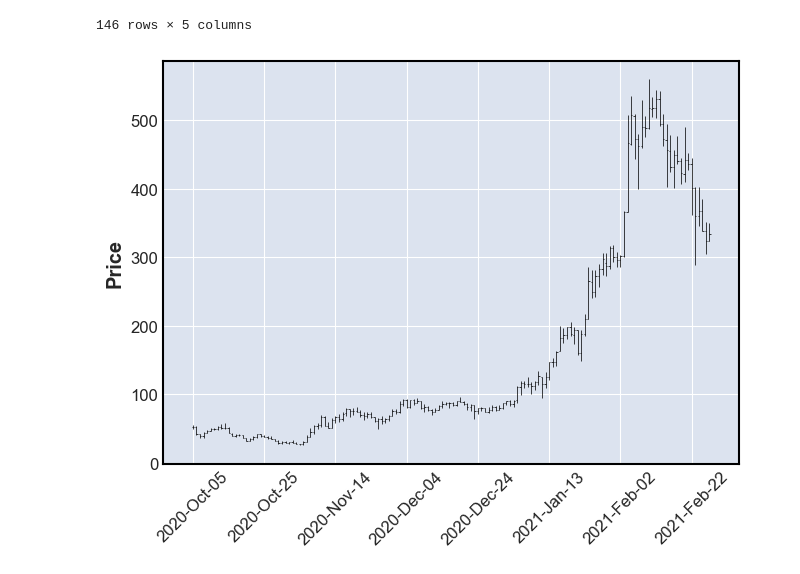
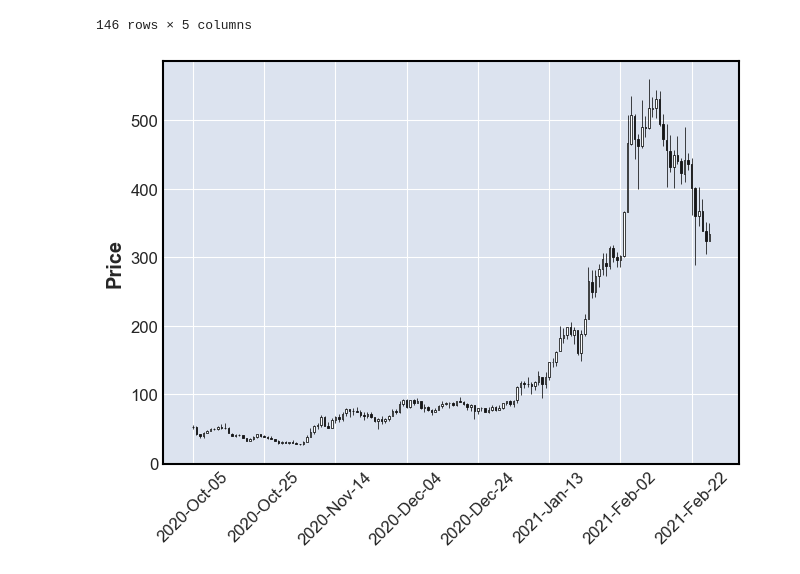
Before and after one commit to ArtTucker/crypto_prices_ML, a Jupyter notebook: preprocessing/by_coin/aave_preprocessing.ipynb, the cells around one changed output. Cells and saved outputs as stored; diff of their text form; code cells hidden in the pictures.

Commit message:
create basic chart and candlestick chart

```diff
--- a/preprocessing/by_coin/aave_preprocessing.ipynb
+++ b/preprocessing/by_coin/aave_preprocessing.ipynb
@@ -124,14 +124,14 @@ temp_aave_df
 # %%
 # ohlc = []
 # for ind, row in temp_aave_df.iterrows():
 #    ol = [row['Date'],row['Open'], row['High'], row['Low'], row['Close'], row['Volume']]
 #    ohlc.append(ol)
 
 # mpf.plot(ax1, ohlc, width=0.4, colorup='#77d879', colordown='#db3f3f')
 
-mpf.plot(temp_aave_df)
+mpf.plot(temp_aave_df, type='candle')
 # %% [output]
-[figure, old version]
+[figure, new version]
 # %%
 ax1.xaxis.set_major_formatter(mdates.DateFormatter('%Y-%m-%d'))
 ax1.xaxis.set_major_locator(mticker.MaxNLocator(10))
```
Also changed, not shown: 2 other files.
